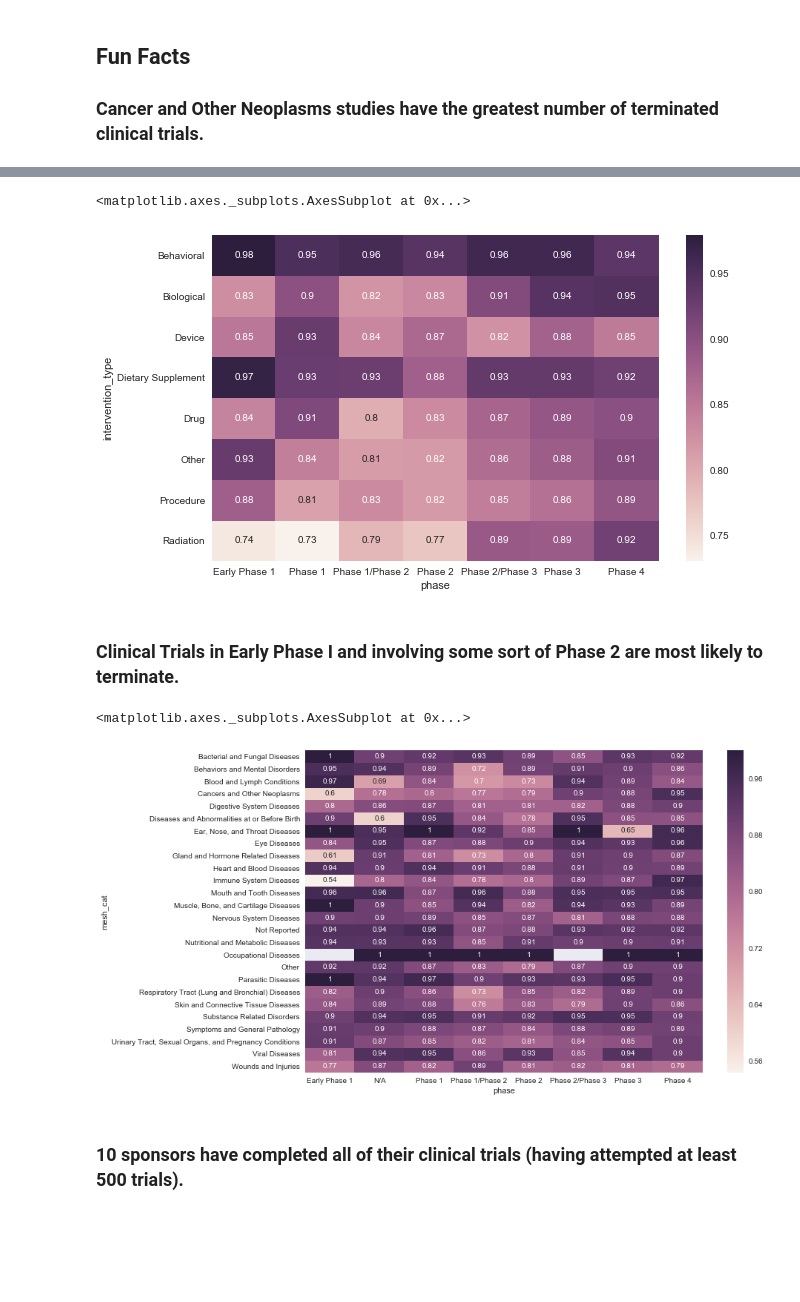
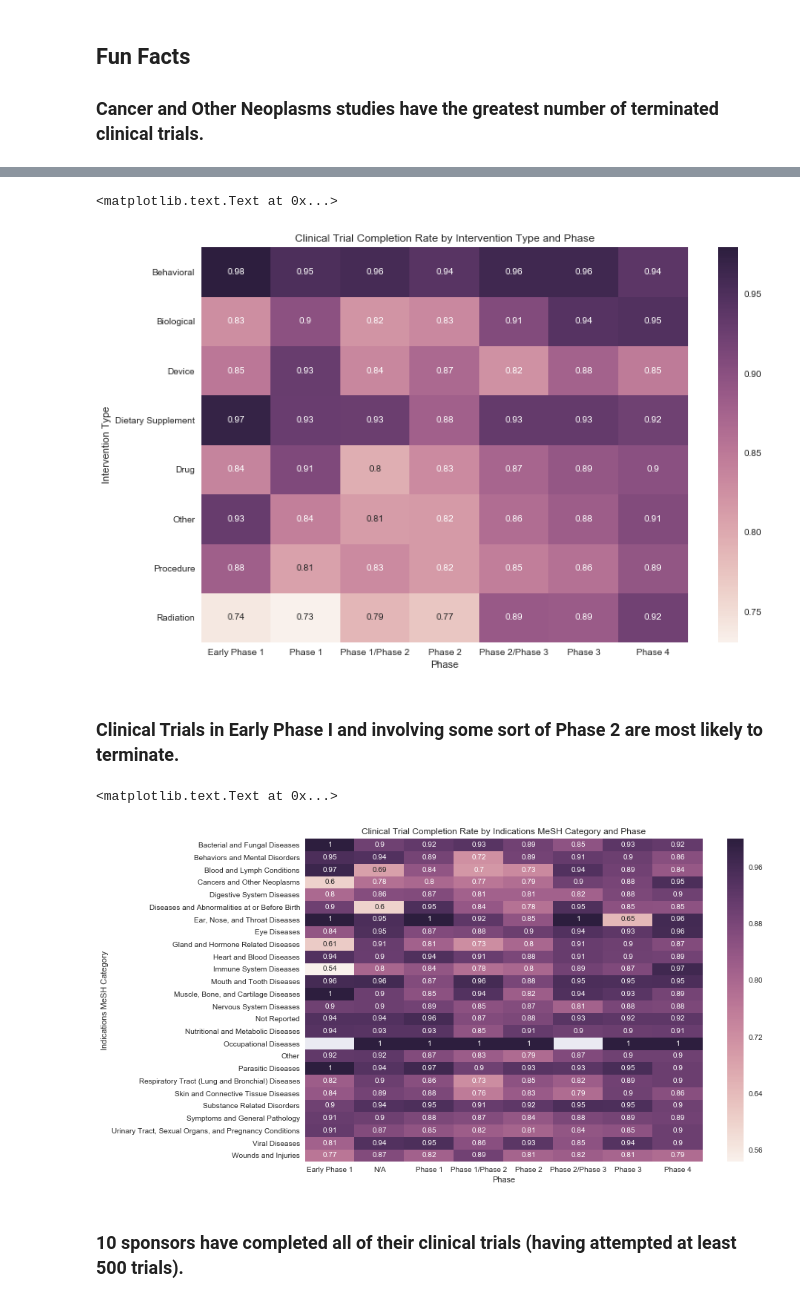
Before and after one commit to gwug/plots, a Jupyter notebook: CliTriPrime.ipynb, the cells around one changed output, grey strips where cells are left out. Drawn from its saved outputs; the diff is of its cells as text; code cells hidden in the pictures; blank space fills up the shorter version.

```diff
--- a/CliTriPrime.ipynb
+++ b/CliTriPrime.ipynb
@@ -221,19 +226,23 @@ ax.set_xlabel("Indications MeSH Categories")
 # %%
 df_fig2_pre=df_ivn_only.loc[:,['overall_status','phase', 'intervention_type']]
 df_fig2_pre2=df_fig2_pre.copy()
 df_fig2_pre3=df_fig2_pre2[df_fig2_pre2['phase'] != 'N/A']
 df_fig2_pre4=df_fig2_pre3[df_fig2_pre2['intervention_type'] != 'Not Reported']
 df_fig2_pre5=df_fig2_pre4[df_fig2_pre2['intervention_type'] != 'Combination Product']
 df_fig2_pre6=df_fig2_pre5[df_fig2_pre2['intervention_type'] != 'Diagnostic Test']
 df_fig2_pre7=df_fig2_pre6[df_fig2_pre2['intervention_type'] != 'Genetic']
 
 phase_ivn_type_pivot=pd.pivot_table(df_fig2_pre7, values='overall_status', index='intervention_type', columns='phase', aggfunc=np.mean)
 
-plt.figure(figsize=(10, 6))
-sns.heatmap(phase_ivn_type_pivot, annot=True)
+plt.figure(figsize=(12, 8))
+ax=sns.heatmap(phase_ivn_type_pivot, annot=True)
+ax.set_xlabel('Phase')
+ax.set_ylabel('Intervention Type')
+
+plt.title('Clinical Trial Completion Rate by Intervention Type and Phase')
 # %% [output]
-<matplotlib.axes._subplots.AxesSubplot at 0x...>
+<matplotlib.text.Text at 0x...>
-[figure, old version]
+[figure, new version]
 # %% [markdown]
 ### Clinical Trials in Early Phase I and involving some sort of Phase 2 are most likely to terminate.
 # %%
@@ -249,10 +258,14 @@ df_fig2a_pre3=df_fig2a_pre2[df_fig2a_pre2['phase'] != 'N/A']
 phase_mesh_cat_type_pivot=pd.pivot_table(df_fig2a_pre2, values='overall_status', index='mesh_cat', columns='phase', aggfunc=np.mean)
 
 plt.figure(figsize=(12, 8))
-sns.heatmap(phase_mesh_cat_type_pivot, annot=True)
+ax=sns.heatmap(phase_mesh_cat_type_pivot, annot=True)
+ax.set_xlabel('Phase')
+ax.set_ylabel('Indications MeSH Category')
+
+plt.title('Clinical Trial Completion Rate by Indications MeSH Category and Phase')
 # %% [output]
-<matplotlib.axes._subplots.AxesSubplot at 0x...>
+<matplotlib.text.Text at 0x...>
-[figure, old version]
+[figure, new version]
 # %%
 df_fig3_pre=df_ivn_only.loc[:,['overall_status','name_x']]
 # %%
```
Also changed, not shown: parts of 5 cells of this notebook.
